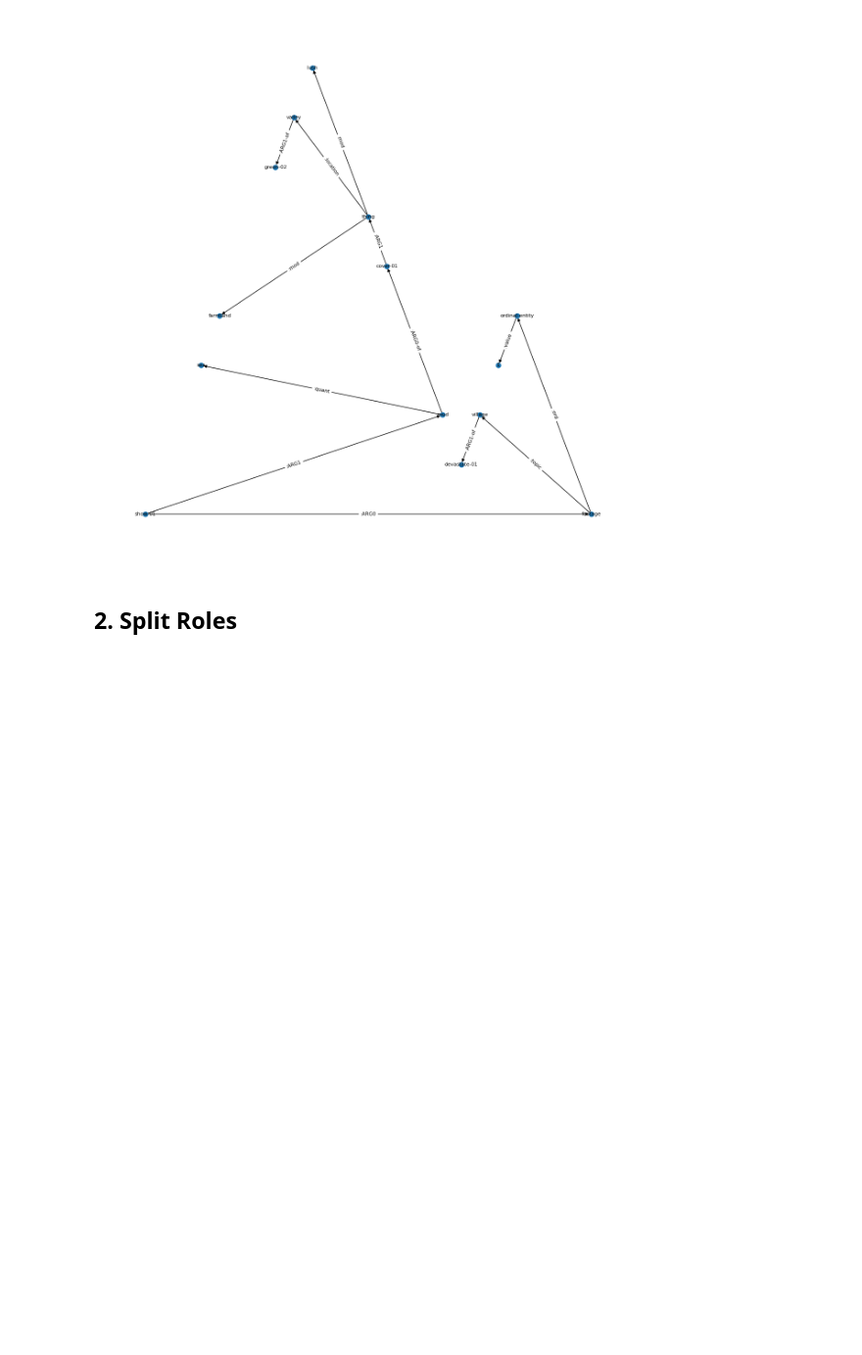
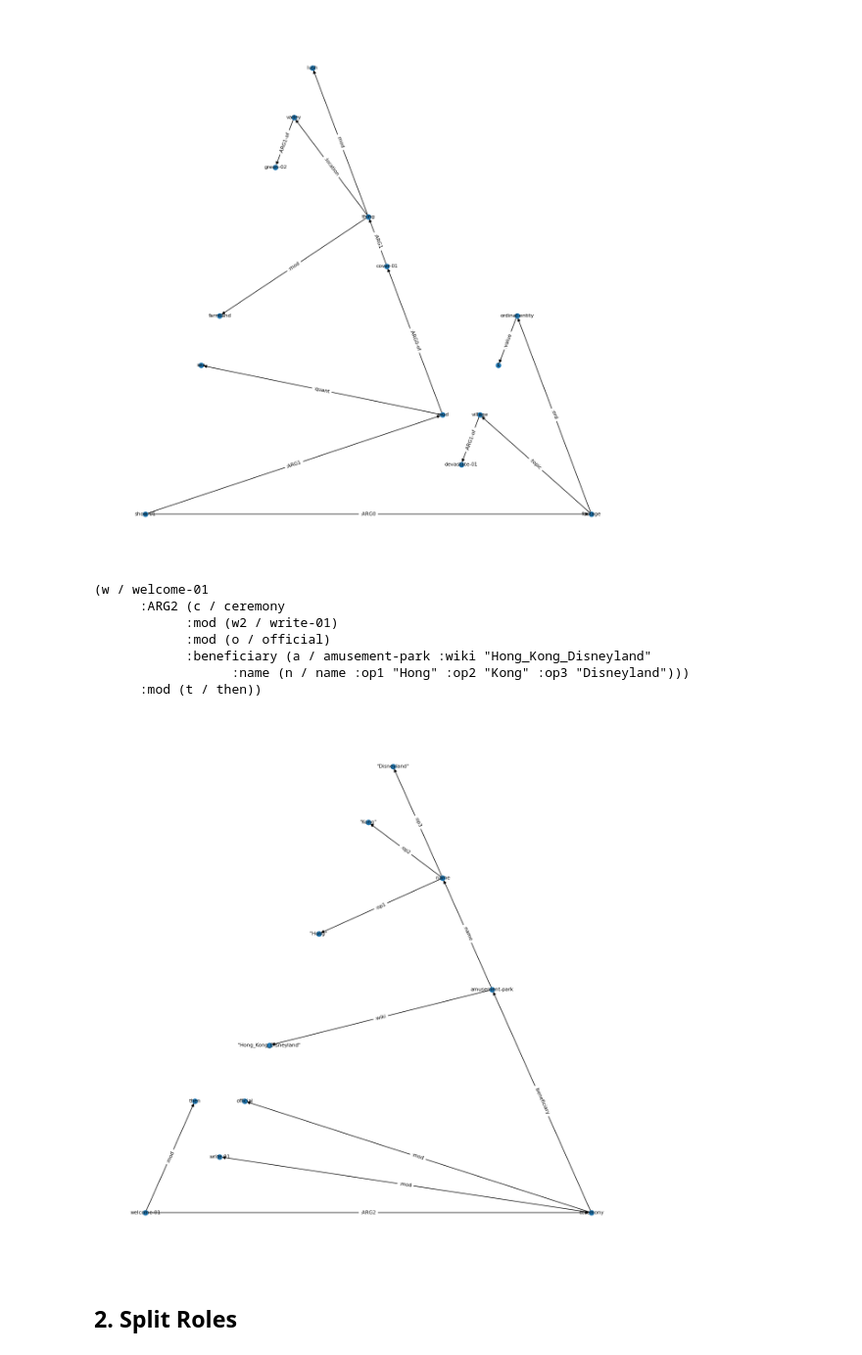
Before and after one commit to clairepost/AMRtoUMR, a Jupyter notebook: Final Project.ipynb, the cells around one changed output. Shown at 98% size. Drawn from its saved outputs; the diff is of its cells as text; code cells hidden in the pictures; blank space fills up the shorter version.

```diff
--- a/Final Project.ipynb
+++ b/Final Project.ipynb
@@ -118,6 +209,15 @@ for file in amr_sents.keys():
     amr_graphs[file] = []
     for sent in amr_sents[file]:
         amr_graphs[file].append(create_graph(sent))
+# %%
+# augment step
+
+#using the str2graph.create_graph() function
+augment_graphs = {}
+for file in augment_sents.keys():
+    augment_graphs[file] = []
+    for sent in augment_sents[file]:
+          augment_graphs[file].append(create_graph(sent))
 # %% [markdown]
 #### 1. UMR example
 # %%
@@ -165,6 +265,20 @@ draw_graph(amr_graphs[2][5])
                               :ARG1-of (g / green-02))
                         :mod (l / lush)))))
 [figure]
+# %%
+# additional example
+
+print(augment_sents[2][5])
+draw_graph(augment_graphs[2][5])
+# %% [output]
+(w / welcome-01
+      :ARG2 (c / ceremony
+            :mod (w2 / write-01)
+            :mod (o / official)
+            :beneficiary (a / amusement-park :wiki "Hong_Kong_Disneyland"
+                  :name (n / name :op1 "Hong" :op2 "Kong" :op3 "Disneyland")))
+      :mod (t / then))
+[figure, added]
 # %% [markdown]
 ## 2.  Split Roles
 # %% [markdown]
```
Also changed, not shown: parts of 12 cells of this notebook, 16 other files.
